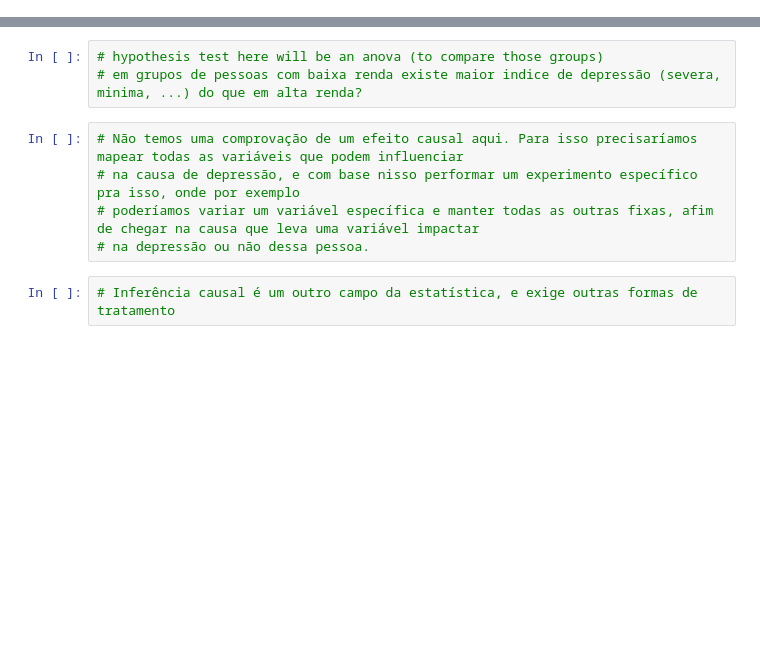
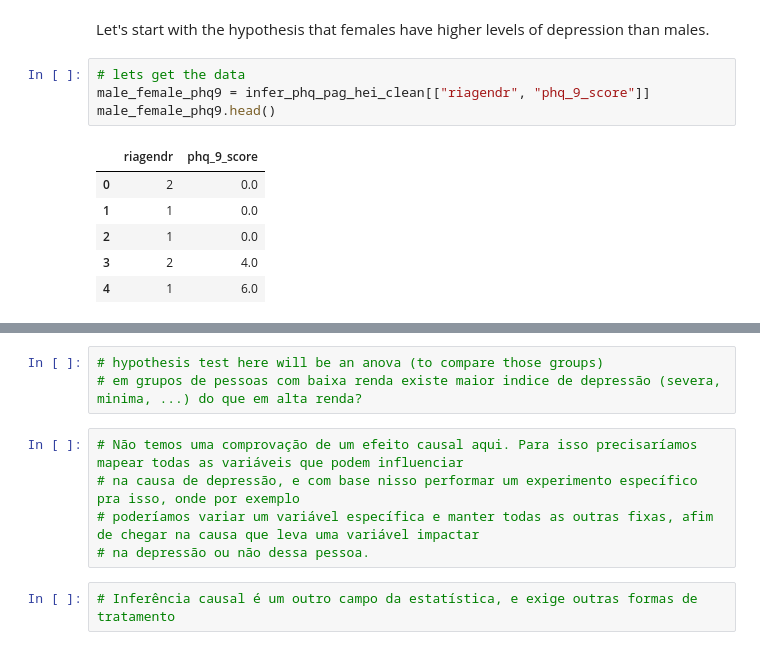
Before and after one commit to LucianoBatista/stat-infer-health-habits, a Jupyter notebook: 03-hypothesis-tests/03-hyp-tests.ipynb, the cells around one changed output, grey strips where cells are left out. Drawn from its saved outputs; the diff is of its cells as text; blank space fills up the shorter version.

```diff
--- a/03-hypothesis-tests/03-hyp-tests.ipynb
+++ b/03-hypothesis-tests/03-hyp-tests.ipynb
@@ -29,0 +40,13 @@ infer_phq_pag_hei_clean.shape
+# %% [markdown]
+Let's start with the hypothesis that females have higher levels of depression than males.
+# %%
+# lets get the data
+male_female_phq9 = infer_phq_pag_hei_clean[["riagendr", "phq_9_score"]]
+male_female_phq9.head()
+# %% [output]
+|  | riagendr | phq_9_score |
+| 0 | 2 | 0.0 |
+| 1 | 1 | 0.0 |
+| 2 | 1 | 0.0 |
+| 3 | 2 | 4.0 |
+| 4 | 1 | 6.0 |
```
Also changed, not shown: parts of 13 cells of this notebook, 1 other file.
